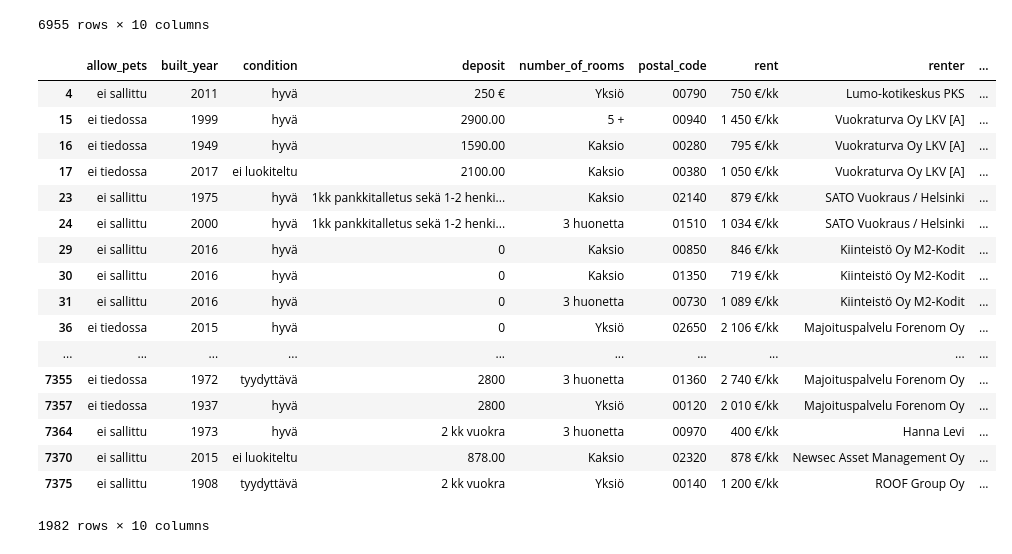
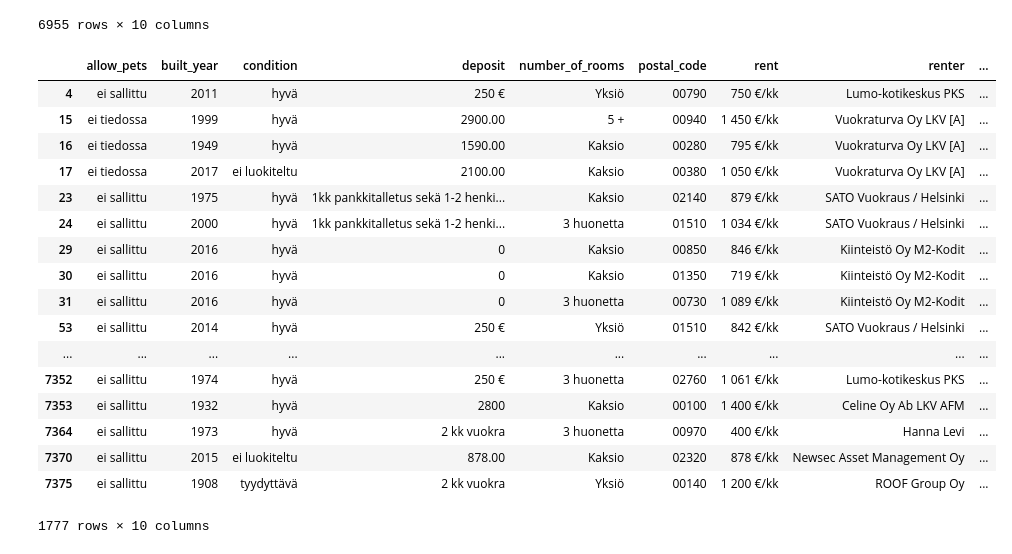
Before and after one commit to rupshabagchi/helsinkiApartmentPrices, a Jupyter notebook: data/data.ipynb, the cells around one changed output. Saved outputs shown, nothing was run; the diff lists cells and outputs as text; code cells hidden in the pictures.

```diff
--- a/data/data.ipynb
+++ b/data/data.ipynb
@@ -2,7 +2,8 @@
 import pandas as pd
 df = pd.read_json("apartment_data.json", lines=True,dtype={'postal_code':str})
 del df['_id']
-df[~df.renter.str.contains('Majoituspalvelu Forenom Oy')]
+df = df[~df.renter.str.contains('Majoituspalvelu Forenom Oy')]
+df
 # %% [output]
 |  | allow_pets | built_year | condition | deposit | number_of_rooms | postal_code | rent | renter | ... |
 | 0 | ei sallittu | 1995 | ei luokiteltu | 1300 | Kaksio | 33580 | 650 €/kk | Asuntopari Oy LKV | ... |
@@ -25,24 +26,25 @@ df[~df.renter.str.contains('Majoituspalvelu Forenom Oy')]
 # %%
 valid_postcode = pd.read_csv("../data/testdata.csv",dtype={'POSTI_ALUE':str})
 valid_postcode_list = valid_postcode['POSTI_ALUE'].tolist()
 valid_postcode_list
-df[df.postal_code.isin(valid_postcode_list)]
+df = df[df.postal_code.isin(valid_postcode_list)]
+df
 # %% [output]
 |  | allow_pets | built_year | condition | deposit | number_of_rooms | postal_code | rent | renter | ... |
 | 4 | ei sallittu | 2011 | hyvä | 250 € | Yksiö | 00790 | 750 €/kk | Lumo-kotikeskus PKS | ... |
 | 15 | ei tiedossa | 1999 | hyvä | 2900.00 | 5 + | 00940 | 1 450 €/kk | Vuokraturva Oy LKV [A] | ... |
 | 16 | ei tiedossa | 1949 | hyvä | 1590.00 | Kaksio | 00280 | 795 €/kk | Vuokraturva Oy LKV [A] | ... |
 | 17 | ei tiedossa | 2017 | ei luokiteltu | 2100.00 | Kaksio | 00380 | 1 050 €/kk | Vuokraturva Oy LKV [A] | ... |
 | 23 | ei sallittu | 1975 | hyvä | 1kk pankkitalletus sekä 1-2 henki... | Kaksio | 02140 | 879 €/kk | SATO Vuokraus / Helsinki | ... |
 | 24 | ei sallittu | 2000 | hyvä | 1kk pankkitalletus sekä 1-2 henki... | 3 huonetta | 01510 | 1 034 €/kk | SATO Vuokraus / Helsinki | ... |
 | 29 | ei sallittu | 2016 | hyvä | 0 | Kaksio | 00850 | 846 €/kk | Kiinteistö Oy M2-Kodit | ... |
 | 30 | ei sallittu | 2016 | hyvä | 0 | Kaksio | 01350 | 719 €/kk | Kiinteistö Oy M2-Kodit | ... |
 | 31 | ei sallittu | 2016 | hyvä | 0 | 3 huonetta | 00730 | 1 089 €/kk | Kiinteistö Oy M2-Kodit | ... |
-| 36 | ei tiedossa | 2015 | hyvä | 0 | Yksiö | 02650 | 2 106 €/kk | Majoituspalvelu Forenom Oy | ... |
+| 53 | ei sallittu | 2014 | hyvä | 250 € | Yksiö | 01510 | 842 €/kk | SATO Vuokraus / Helsinki | ... |
 | ... | ... | ... | ... | ... | ... | ... | ... | ... | ... |
-| 7355 | ei tiedossa | 1972 | tyydyttävä | 2800 | 3 huonetta | 01360 | 2 740 €/kk | Majoituspalvelu Forenom Oy | ... |
-| 7357 | ei tiedossa | 1937 | hyvä | 2800 | Yksiö | 00120 | 2 010 €/kk | Majoituspalvelu Forenom Oy | ... |
+| 7352 | ei sallittu | 1974 | hyvä | 250 € | 3 huonetta | 02760 | 1 061 €/kk | Lumo-kotikeskus PKS | ... |
+| 7353 | ei sallittu | 1932 | hyvä | 2800 | Kaksio | 00100 | 1 400 €/kk | Celine Oy Ab LKV AFM | ... |
 | 7364 | ei sallittu | 1973 | hyvä | 2 kk vuokra | 3 huonetta | 00970 | 400 €/kk | Hanna Levi | ... |
 | 7370 | ei sallittu | 2015 | ei luokiteltu | 878.00 | Kaksio | 02320 | 878 €/kk | Newsec Asset Management Oy | ... |
 | 7375 | ei sallittu | 1908 | tyydyttävä | 2 kk vuokra | Yksiö | 00140 | 1 200 €/kk | ROOF Group Oy | ... |
-1982 rows × 10 columns
+1777 rows × 10 columns
```
Also changed, not shown: parts of 1 cell of this notebook.
